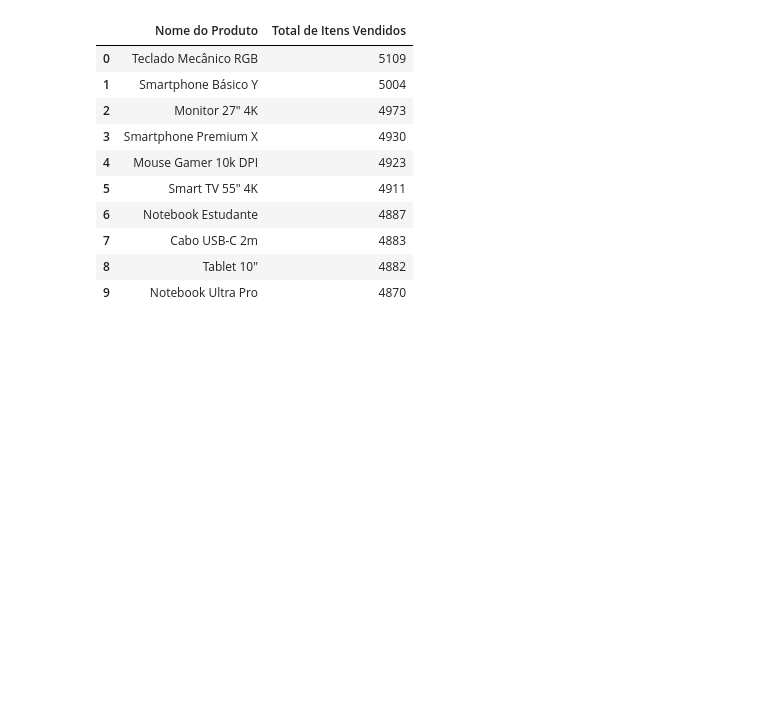
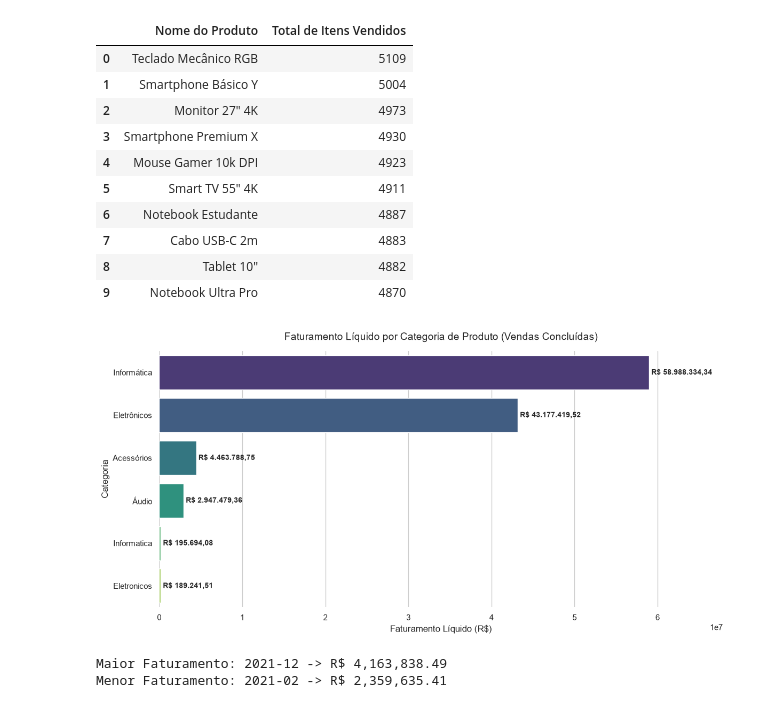
Before and after one commit to diegomudraka/projeto_final_python_senai, a Jupyter notebook: Analise de vendas/Projeto/Analise_dados.ipynb, the cells around one changed output. Drawn from its saved outputs; the diff is of its cells as text; code cells hidden in the pictures; blank space fills up the shorter version.

```diff
--- a/Analise de vendas/Projeto/Analise_dados.ipynb
+++ b/Analise de vendas/Projeto/Analise_dados.ipynb
@@ -174,3 +191,81 @@ display(top_10_quantidade)
 | 7 | Cabo USB-C 2m | 4883 |
 | 8 | Tablet 10" | 4882 |
 | 9 | Notebook Ultra Pro | 4870 |
+# %%
+import pandas as pd
+import seaborn as sns
+import matplotlib.pyplot as plt
+
+# 1. Limpeza e tratamento
+df_clean = df.copy()
+df_clean = df_clean.dropna(subset=['cidade_cliente'])
+df_clean = df_clean[(df_clean['quantidade'] > 0) & (df_clean['valor_total'] > 0)]
+df_clean = df_clean.drop_duplicates()
+df_clean['data_venda'] = pd.to_datetime(df_clean['data_venda'], errors='coerce')
+df_clean = df_clean.dropna(subset=['data_venda'])
+
+# 2. Filtrar apenas as vendas concluídas
+vendas_concluidas = df_clean[df_clean['status_venda'] == 'Concluído']
+
+# 3. Agrupar por categoria de produto
+faturamento_por_categoria = (
+    vendas_concluidas.groupby('categoria_produto', as_index=False)['valor_total']
+    .sum()
+    .sort_values(by='valor_total', ascending=False)
+)
+faturamento_por_categoria.columns = ['Categoria', 'Faturamento Líquido (R$)']
+
+# 4. Gerar a visualização corrigida
+sns.set_theme(style="whitegrid")
+fig, ax = plt.subplots(figsize=(12, 6))
+
+sns.barplot(
+    x='Faturamento Líquido (R$)',
+    y='Categoria',
+    hue='Categoria',
+    data=faturamento_por_categoria,
+    palette='viridis',
+    legend=False,
+    ax=ax
+)
+
+# Garante margem à direita para os rótulos não serem cortados
+max_val = faturamento_por_categoria['Faturamento Líquido (R$)'].max()
+ax.set_xlim(0, max_val * 1.15)
+
+# Adiciona os rótulos formatados em Reais (BR)
+for index, value in enumerate(faturamento_por_categoria['Faturamento Líquido (R$)']):
+    valor_br = f" R$ {value:,.2f}".replace(",", "X").replace(".", ",").replace("X", ".")
+    ax.text(value, index, valor_br, va='center', fontsize=10, fontweight='bold')
+
+ax.set_title('Faturamento Líquido por Categoria de Produto (Vendas Concluídas)', fontsize=14, pad=15)
+ax.set_xlabel('Faturamento Líquido (R$)', fontsize=12)
+ax.set_ylabel('Categoria', fontsize=12)
+
+sns.despine(left=True, bottom=True)
+plt.tight_layout()
+plt.show()
+# %% [output]
+[figure, added]
+# %%
+# 1. Definir o período (Ano-Mês) nas vendas concluídas
+
+vendas_concluidas = vendas_concluidas.copy()
+vendas_concluidas['ano_mes'] = vendas_concluidas['data_venda'].dt.to_period('M')
+
+# 2. Agrupar por 'ano_mes' e somar o 'valor_total'
+evolucao_temporal = vendas_concluidas.groupby('ano_mes')['valor_total'].sum()
+
+# 3. Identificar os meses de maior e menor faturamento
+mes_maior_faturamento = evolucao_temporal.idxmax()
+valor_maximo = evolucao_temporal.max()
+
+mes_menor_faturamento = evolucao_temporal.idxmin()
+valor_minimo = evolucao_temporal.min()
+
+# Agora, execute esta célula para descobrir os resultados salvos nas variáveis acima!
+print(f"Maior Faturamento: {mes_maior_faturamento} -> R$ {valor_maximo:,.2f}")
+print(f"Menor Faturamento: {mes_menor_faturamento} -> R$ {valor_minimo:,.2f}")
+# %% [output]
+Maior Faturamento: 2021-12 -> R$ 4,163,838.49
+Menor Faturamento: 2021-02 -> R$ 2,359,635.41
```
Also changed, not shown: parts of 3 cells of this notebook.
